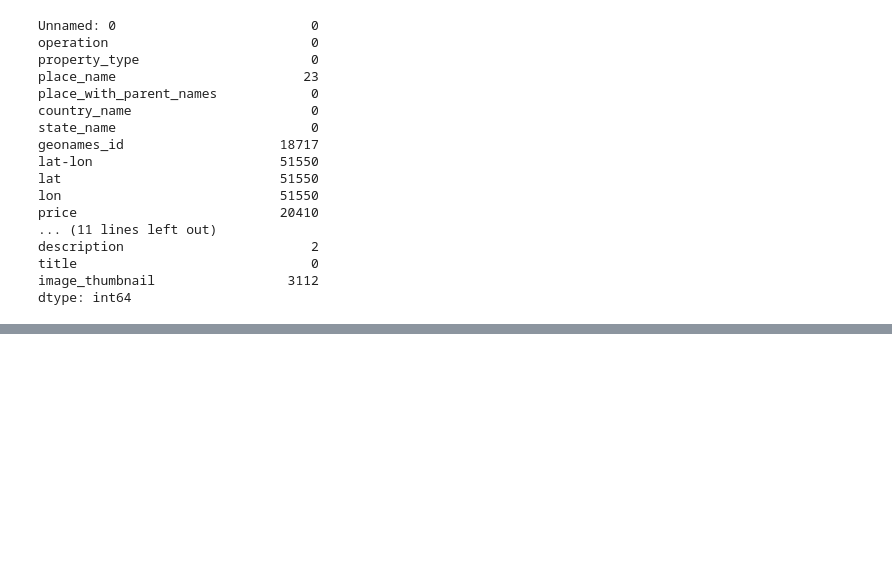
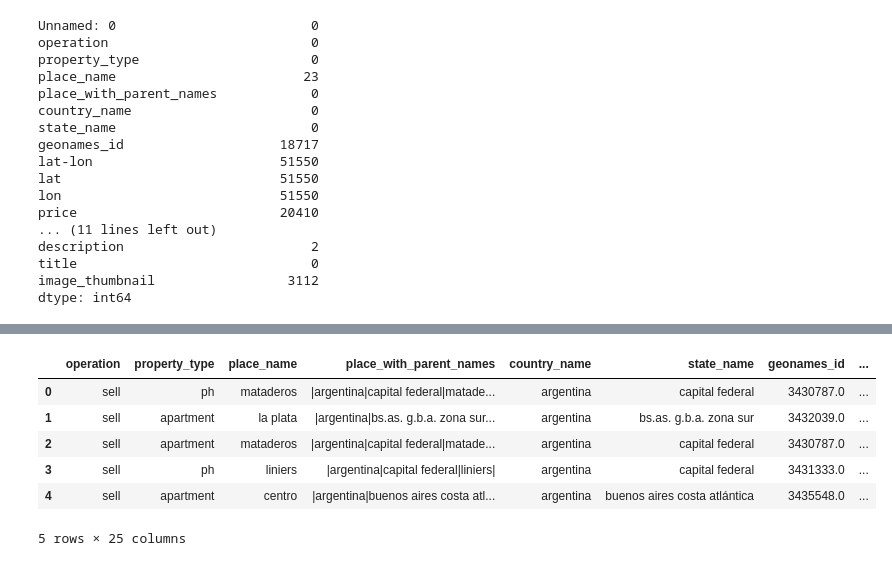
Before and after one commit to krisescobedo/Challenge-one, a Jupyter notebook: Data wrangling.ipynb, the cells around one changed output, grey strips where cells are left out. Drawn from its saved outputs; the diff is of its cells as text; code cells hidden in the pictures; blank space fills up the shorter version.

```diff
--- a/Data wrangling.ipynb
+++ b/Data wrangling.ipynb
@@ -47,0 +54,18 @@ dtype: int64
+# %%
+properati2 = properati
+# %%
+#Se dropean columnas repetidas (Unnamed = Indice) y se lowearcassean los strings del df
+
+properati2.drop(columns=["Unnamed: 0"], inplace=True)   #"el drop tambien afecta al df orginal"
+# %%
+properati2 = properati2.applymap(lambda x: x if type(x)!=str else x.lower())
+# %%
+properati2.head()
+# %% [output]
+|  | operation | property_type | place_name | place_with_parent_names | country_name | state_name | geonames_id | ... |
+| 0 | sell | ph | mataderos | |argentina|capital federal|matade... | argentina | capital federal | 3430787.0 | ... |
+| 1 | sell | apartment | la plata | |argentina|bs.as. g.b.a. zona sur... | argentina | bs.as. g.b.a. zona sur | 3432039.0 | ... |
+| 2 | sell | apartment | mataderos | |argentina|capital federal|matade... | argentina | capital federal | 3430787.0 | ... |
+| 3 | sell | ph | liniers | |argentina|capital federal|liniers| | argentina | capital federal | 3431333.0 | ... |
+| 4 | sell | apartment | centro | |argentina|buenos aires costa atl... | argentina | buenos aires costa atlántica | 3435548.0 | ... |
+5 rows × 25 columns
```
Also changed, not shown: parts of 10 cells of this notebook.
